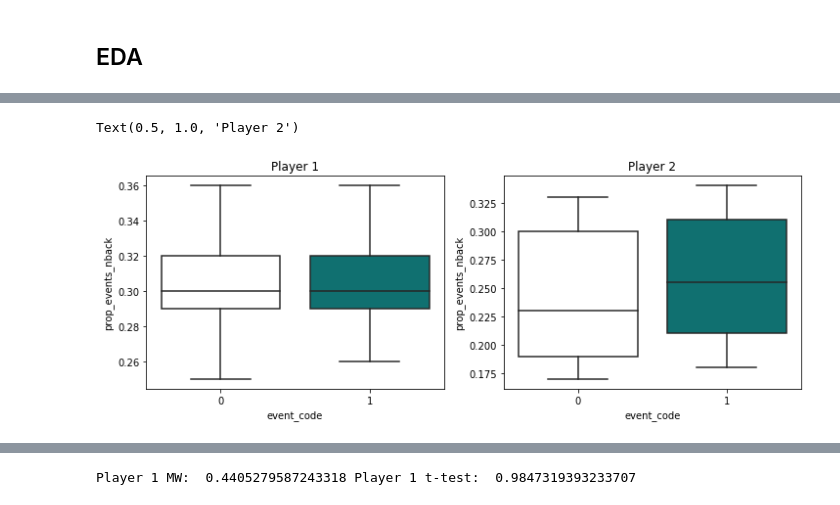
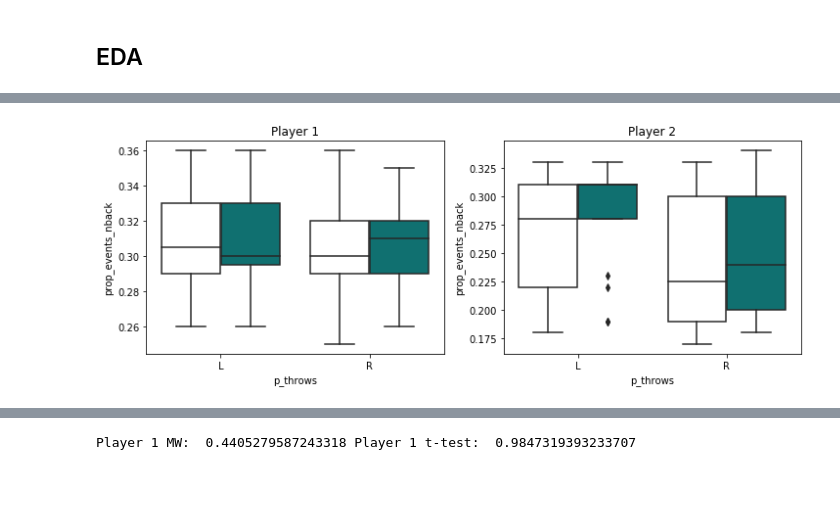
Before and after one commit to benslack19/baseball_player_selector, a Jupyter notebook: daily_fantasy_baseball_predictor_v1.ipynb, the cells around one changed output, grey strips where cells are left out. Cells and saved outputs as stored; diff of their text form; code cells hidden in the pictures.

```diff
--- a/daily_fantasy_baseball_predictor_v1.ipynb
+++ b/daily_fantasy_baseball_predictor_v1.ipynb
@@ -1114,14 +1114,14 @@ df_sc_events2.head()
 5 rows × 97 columns
 [interactive output not drawn]
 # %%
-# df_temp = df_sc_events2.copy()
-# df_temp = df_temp[df_temp["game_date"].between("2019-04-01", "2019-09-09")]
+df_temp = df_sc_events2.copy()
+df_temp = df_temp[df_temp["game_date"].between("2019-04-01", "2019-09-09")]
 
-# df_temp.reset_index(inplace=True)
+df_temp.reset_index(inplace=True)
 
-# # Encode on-base events, including walks
-# ob_list = ["walk", "single", "double", "triple", "home_run"]
-# df_temp["event_code"] = 0
-# df_temp.loc[df["events"].isin(ob_list), "event_code"] = 1
+# Encode on-base events, including walks
+ob_list = ["walk", "single", "double", "triple", "home_run"]
+df_temp["event_code"] = 0
+df_temp.loc[df_temp["events"].isin(ob_list), "event_code"] = 1
 # %% [output]
 [interactive output not drawn]
@@ -1322,26 +1332,31 @@ for i, hand in enumerate(["L", "R"]):
 # %%
 f, (ax1, ax2) = plt.subplots(1, 2, figsize=(12, 4))
 
 sns.boxplot(
-    x="event_code",
+    x="p_throws",
+    hue="event_code",
     y="prop_events_nback",
     data=df4model_p1,
     palette=["w", "teal"],
-    order=[0, 1],
+    order=["L", "R"],
+    hue_order=[0, 1],
     ax=ax1,
 )
 ax1.set_title("Player 1")
+ax1.get_legend().remove()
 
 sns.boxplot(
-    x="event_code",
+    x="p_throws",
+    hue="event_code",
     y="prop_events_nback",
     data=df4model_p2,
     palette=["w", "teal"],
-    order=[0, 1],
+    order=["L", "R"],
+    hue_order=[0, 1],
     ax=ax2,
 )
 ax2.set_title("Player 2")
+ax2.get_legend().remove()
 # %% [output]
-Text(0.5, 1.0, 'Player 2')
-[figure, old version]
+[figure, new version]
 [interactive output not drawn]
```
Also changed, not shown: parts of 46 cells of this notebook, 2 other files.
